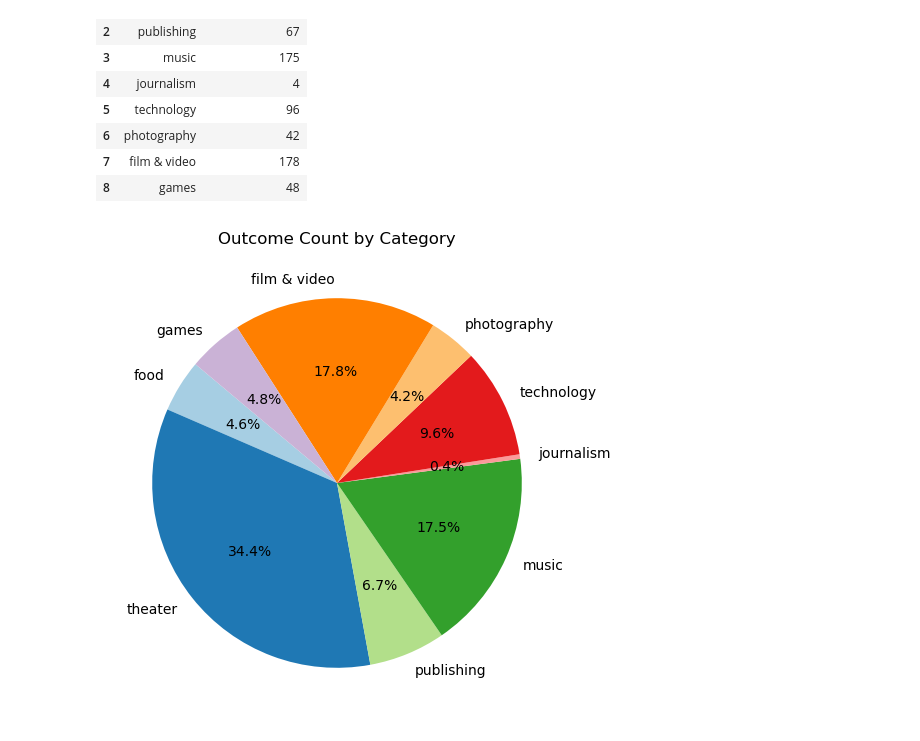
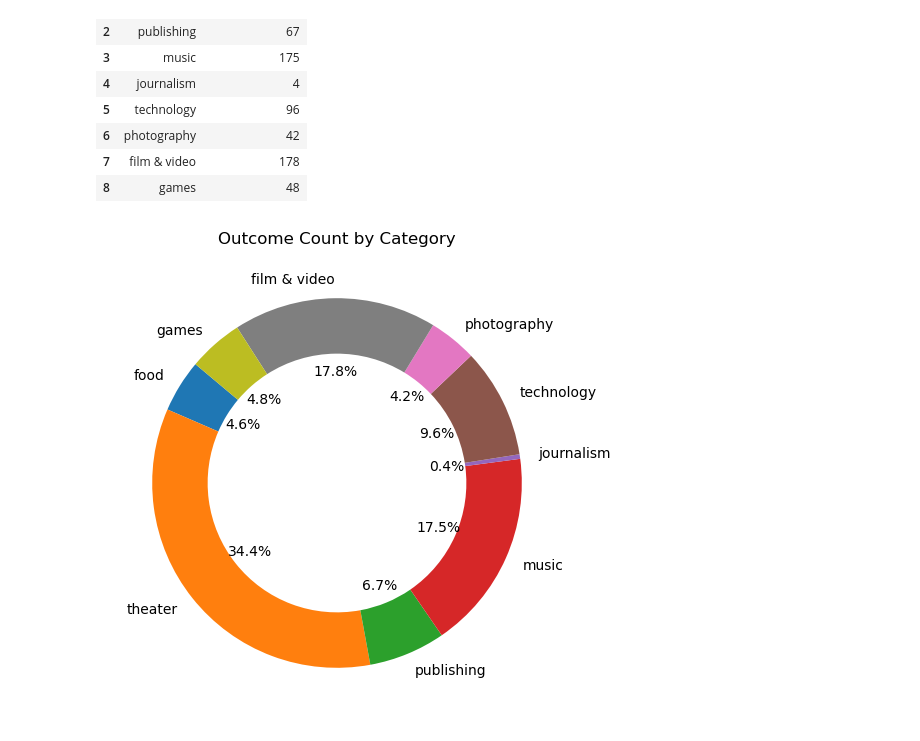
Before and after one commit to kuhladriana/Project_2--Group-03, a Jupyter notebook: Submission- Crowdfunding ETL/Notebooks/crowdfunding_analysis.ipynb, the cells around one changed output. Cells and saved outputs as stored; diff of their text form; code cells hidden in the pictures.

```diff
--- a/Submission- Crowdfunding ETL/Notebooks/crowdfunding_analysis.ipynb
+++ b/Submission- Crowdfunding ETL/Notebooks/crowdfunding_analysis.ipynb
@@ -12,14 +12,3 @@ import seaborn as sns
 from sqlalchemy import create_engine, inspect, text, func
 from sqlalchemy.orm import Session
 from sqlalchemy.ext.automap import automap_base
-# %%
-# CONNECT TO POSTGRES
-USERNAME = "postgres"
-PASSWORD = "password"
-HOST = "localhost"
-PORT = 5432
-DATABASE = "crowdfunding_db"
-connection_str = f"postgresql://{USERNAME}:{PASSWORD}@{HOST}:{PORT}/{DATABASE}"
-
-# Create Engine
-engine = create_engine(connection_str)
@@ -176,18 +38,23 @@ category_outcome_count_df
 | 7 | film & video | 178 |
 | 8 | games | 48 |
 # %%
-# Plotting the pie chart
-plt.figure(figsize=(8, 6))
+import matplotlib.pyplot as plt
+
+# Plotting the donut chart
+plt.figure(figsize=(8, 6))  # Set the size of the figure
 plt.pie(category_outcome_count_df['outcome_count'],
         labels=category_outcome_count_df['category'],
-        autopct='%1.1f%%',  # Display percentage on the chart
-        startangle=140,  # Start angle for the pie chart
-        colors=plt.cm.Paired.colors)  # Custom colors (optional)
+        autopct='%1.1f%%',
+        startangle=140,
+        wedgeprops={'width': 0.3})
 
 # Title for the pie chart
 plt.title('Outcome Count by Category')
 
+# Save the chart
+plt.savefig("Visualizations/Outcome_Count_by_Category.png", format='png')
+
 # Display the chart
 plt.show()
 # %% [output]
-[figure, old version]
+[figure, new version]
```
Also changed, not shown: parts of 22 cells of this notebook.
